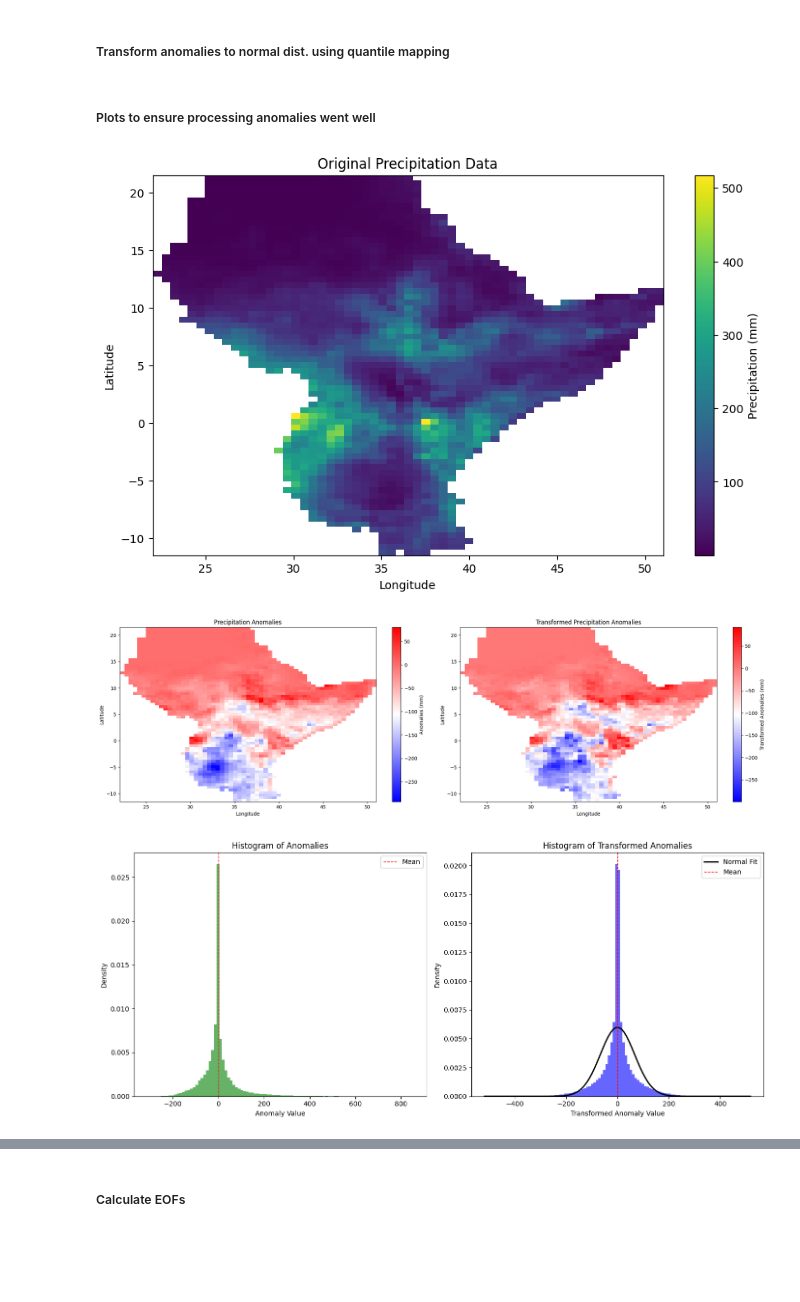
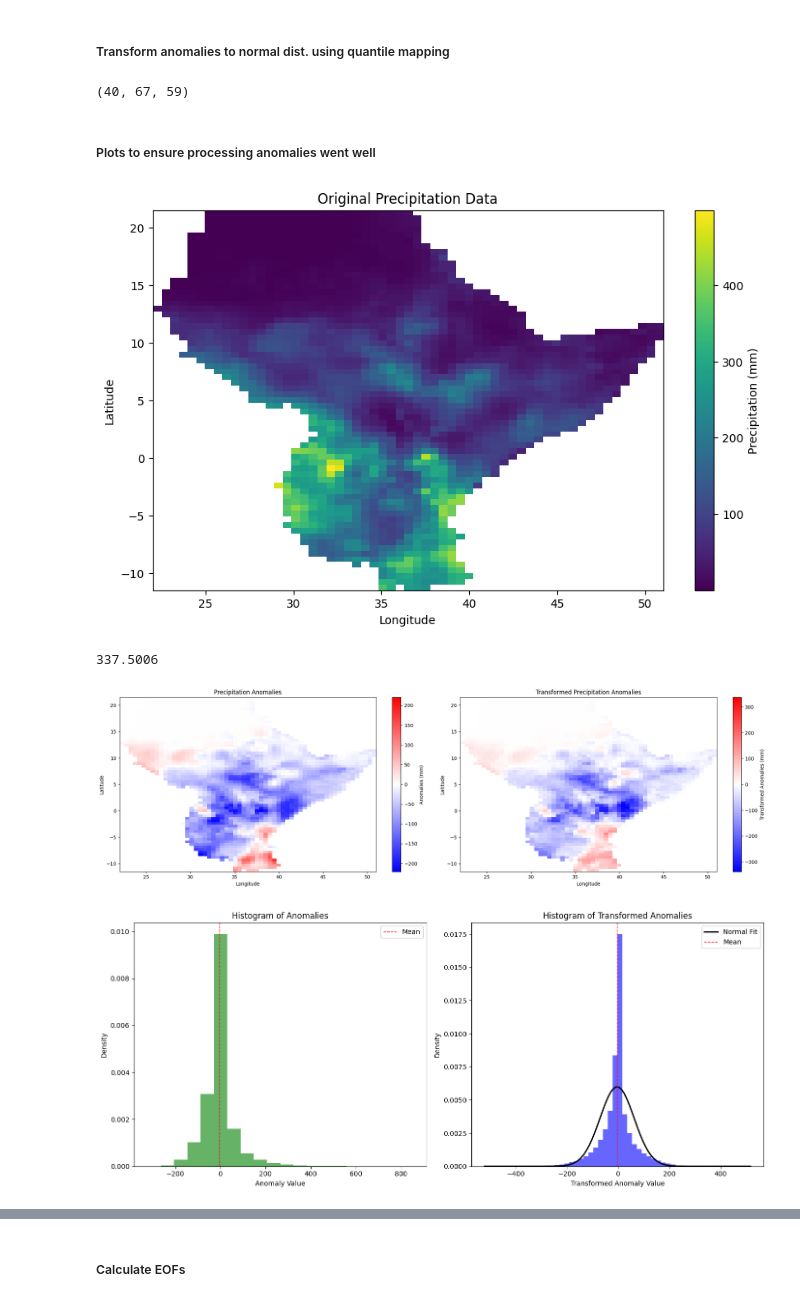
Before and after one commit to SeasonalForecastingEngine/CONFER-WP3, a Jupyter notebook: notebooks/lasso_fcst_example.ipynb, the cells around one changed output, grey strips where cells are left out. Drawn from its saved outputs; the diff is of its cells as text; code cells hidden in the pictures; blank space fills up the shorter version.

```diff
--- a/notebooks/lasso_fcst_example.ipynb
+++ b/notebooks/lasso_fcst_example.ipynb
@@ -64,19 +64,13 @@ def load_raw_data(dir, predictor, bounding_box, years, season=None):
 
      # Load data
     data = xr.open_dataset(file_path)
-    print("Original data shape:", data['prec'].shape)
-    print("NaN values in original data:", np.isnan(data['prec']).sum())
 
     # Subset data based on bounding box
     lon_min, lon_max, lat_min, lat_max = bounding_box
     data = data.sel(lon=slice(lon_min, lon_max), lat=slice(lat_min, lat_max))
-    print("Data shape after subsetting by bounding box:", data['prec'].shape)
-    print("NaN values after subsetting by bounding box:", np.isnan(data['prec']).sum())
 
     # Subset data based on years
     data = data.sel(year=slice(years[0], years[-1]))
-    print("Data shape after subsetting by years:", data['prec'].shape)
-    print("NaN values after subsetting by years:", np.isnan(data['prec']).sum())
 
     # Aggregate by season if provided
     if predictor == "chirps" and season is not None:
@@ -87,25 +81,12 @@ def load_raw_data(dir, predictor, bounding_box, years, season=None):
         elif season == 'JJAS':
             season_months = [6, 7, 8, 9]
         data = data.sel(month=np.isin(data['month'], season_months))
-        print("Data shape after subsetting by season:", data['prec'].shape)
-        print("NaN values after subsetting by season:", np.isnan(data['prec']).sum())
 
         # Convert to NumPy array for easier manipulation
         data_np = data['prec'].values
 
-        # Check for mixed NaN and non-NaN values
-        mixed_nan_mask = np.any(np.isnan(data_np), axis=0) & ~np.all(np.isnan(data_np), axis=0)
-        mixed_nan_count = np.sum(mixed_nan_mask)
-        print(f"Number of grid points with mixed NaN and non-NaN values: {mixed_nan_count}")
-
-
-        if mixed_nan_count > 0:
-            raise ValueError("Found grid points with mixed NaN and non-NaN values.")
-
         # Aggregate by summing over the selected months
         data = data.groupby('year').sum(dim='month', skipna=False)
-        print("Data shape after aggregating by season:", data['prec'].shape)
-        print("NaN values after aggregating by season:", np.isnan(data['prec']).sum())
 
     # Convert to NumPy arrays
     year = data['year'].values
@@ -179,7 +160,7 @@ test_dir = "/nr/samba/user/ahellevik/CONFER-WP3/testdata/"
 
 # Load data
 box = [lon_bnds[0], lon_bnds[1], lat_bnds[0], lat_bnds[1]]
-year, lon, lat, prec_data = load_raw_data(chirps_dir, "chirps", box, [i for i in range(1993, 2021)], season=season)
+year, lon, lat, prec_data = load_raw_data(chirps_dir, "chirps", box, [i for i in range(1981, 2021)], season=season) # 1993, 2021
 prec_data.shape
 print("Loaded data shape:", prec_data.shape)
 print("NaN values in loaded data:", np.isnan(prec_data).sum())
@@ -277,29 +235,31 @@ def quantile_mapping(data, ref_indices):
                 continue
 
             # Add small noise to avoid identical ranks
-            ref_data_valid += np.random.normal(0, 1e-10, ref_data_valid.shape)
+            ref_data_valid += abs(np.random.normal(0, 1e-10, ref_data_valid.shape))
 
             # Sort the reference data and calculate percentiles
             sorted_ref_data = np.sort(ref_data_valid)
             # Add small jitter to avoid repeated values
             jitter = np.random.normal(0, 1e-10, sorted_ref_data.shape)
-            sorted_ref_data_jittered = sorted_ref_data + jitter
+            sorted_ref_data_jittered = sorted_ref_data + abs(jitter)
             n = ref_data_valid.size
             ref_percentiles = np.arange(1, n + 1) / (n + 1)
 
             # Calculate the normal scores for the percentiles
             ref_normal = norm.ppf(ref_percentiles)
+            ref_min_outside_range = norm.ppf(1/(n+2))
+            ref_max_outside_range = norm.ppf((n+1)/(n+2))
 
             # Interpolator for reference period quantiles
-            interp_func = interp1d(sorted_ref_data_jittered, ref_normal, kind='linear', fill_value=(ref_normal[0], ref_normal[-1]), bounds_error=False)
+            interp_func = interp1d(sorted_ref_data_jittered, ref_normal, kind='linear', bounds_error=False, fill_value=(ref_min_outside_range, ref_max_outside_range))
             #interp_func = interp1d(sorted_ref_data_jittered, ref_normal, kind='linear', fill_value="extrapolate", bounds_error=False)
 
             all_years_data = data[:, lat_idx, lon_idx]
             valid_mask = ~np.isnan(all_years_data)
             all_years_data_valid = all_years_data[valid_mask]
 
-            if all_years_data_valid.size == 0:
-                continue
+            # Add jitter to all_years_data_valid
+            all_years_data_valid += np.random.normal(0, 1e-10, all_years_data_valid.shape)
 
             # Interpolation of normal quantiles using reference period
             all_years_normal = interp_func(all_years_data_valid)
@@ -321,12 +281,15 @@ def quantile_mapping(data, ref_indices):
                 print(f"ref_normal: {ref_normal}")
                 print(f"all_years_data_valid: {all_years_data_valid}")
                 print(f"all_years_normal: {all_years_normal}")
-                print(f"all_years_normal_standardized: {all_years_normal_standardized}")
+                #print(f"all_years_normal_standardized: {all_years_normal_standardized}")
 
     return transformed_data
 # %%
 # Apply the transformation to the anomalies data
 anomalies_normal = quantile_mapping(anomalies, ref_period_indices)
+print(anomalies_normal.shape)
+# %% [output]
+(40, 67, 59)
 # %%
 # Saving, if wanted
 
@@ -350,46 +313,52 @@ plt.xlabel('Longitude')
 plt.ylabel('Latitude')
 plt.show()
 # %% [output]
-[figure, old version]
+[figure, new version]
 # %%
 fig, axes = plt.subplots(nrows=1, ncols=2, figsize=(20, 6))
 
+pltrg1 = np.nanmax(abs(anomalies[selected_year, :, :]))
 # Plot Precipitation Anomalies
 axes[0].set_title('Precipitation Anomalies')
 img1 = axes[0].imshow(anomalies[selected_year, :, :], origin='lower',
                       extent=[lon.min(), lon.max(), lat.min(), lat.max()],
-                      cmap='bwr', aspect='auto')
+                      cmap='bwr', aspect='auto', vmin=-pltrg1, vmax=pltrg1)
 fig.colorbar(img1, ax=axes[0], label='Anomalies (mm)')
 axes[0].set_xlabel('Longitude')
 axes[0].set_ylabel('Latitude')
 
 # Plot Transformed Precipitation Anomalies
 axes[1].set_title('Transformed Precipitation Anomalies')
+
+pltrg = np.nanmax(abs(anomalies_normal[selected_year, :, :]))
+print(pltrg)
+
 img2 = axes[1].imshow(anomalies_normal[selected_year, :, :], origin='lower',
                       extent=[lon.min(), lon.max(), lat.min(), lat.max()],
-                      cmap='bwr', aspect='auto')
+                      cmap='bwr', aspect='auto', vmin=-pltrg, vmax=pltrg)
 fig.colorbar(img2, ax=axes[1], label='Transformed Anomalies (mm)')
 axes[1].set_xlabel('Longitude')
 axes[1].set_ylabel('Latitude')
 
 plt.tight_layout()
 plt.show()
 # %% [output]
+337.5006
-[figure, old version]
+[figure, new version]
 # %%
 # Flatten the arrays and filter out non-finite values
-anomalies_flat = anomalies.flatten()
-anomalies_normal_flat = anomalies_normal.flatten()
-
+anomalies_flat = anomalies[:, :, :].flatten()
+anomalies_normal_flat = anomalies_normal[:, :, :].flatten()
+#plt.hist(anomalies_normal_flat[~np.isnan(anomalies_normal_flat)], bins = 1000)
 # Remove non-finite values
 anomalies_flat = anomalies_flat[np.isfinite(anomalies_flat)]
-anomalies_normal_flat = anomalies_normal_flat[np.isfinite(anomalies_normal_flat)]
+anomalies_normal_flat = anomalies_normal_flat[~np.isnan(anomalies_normal_flat)]
 
 plt.figure(figsize=(14, 6))
 
 # Original anomalies histogram
 plt.subplot(1, 2, 1)
-plt.hist(anomalies_flat, bins=100, density=True, alpha=0.6, color='g')
+plt.hist(anomalies_flat, bins=20, density=True, alpha=0.6, color='g')
 plt.title('Histogram of Anomalies')
 plt.xlabel('Anomaly Value')
 plt.ylabel('Density')
@@ -398,7 +367,7 @@ plt.legend(['Mean'])
 
 # Transformed anomalies histogram
 plt.subplot(1, 2, 2)
-plt.hist(anomalies_normal_flat, bins=100, density=True, alpha=0.6, color='b')
+plt.hist(anomalies_normal_flat, bins=50, density=True, alpha=0.6, color='b')
 
 # Overlay normal distribution curve
 mu, std = norm.fit(anomalies_normal_flat)
@@ -416,7 +385,7 @@ plt.legend(['Normal Fit', 'Mean'])
 plt.tight_layout()
 plt.show()
 # %% [output]
-[figure, old version]
+[figure, new version]
 # %%
 print("Anomalies - mean:", np.nanmean(anomalies), "std:", np.nanstd(anomalies))
 print("Transformed Anomalies - mean:", np.nanmean(anomalies_normal), "std:", np.nanstd(anomalies_normal))
```
Also changed, not shown: parts of 15 cells of this notebook, 3 other files.
